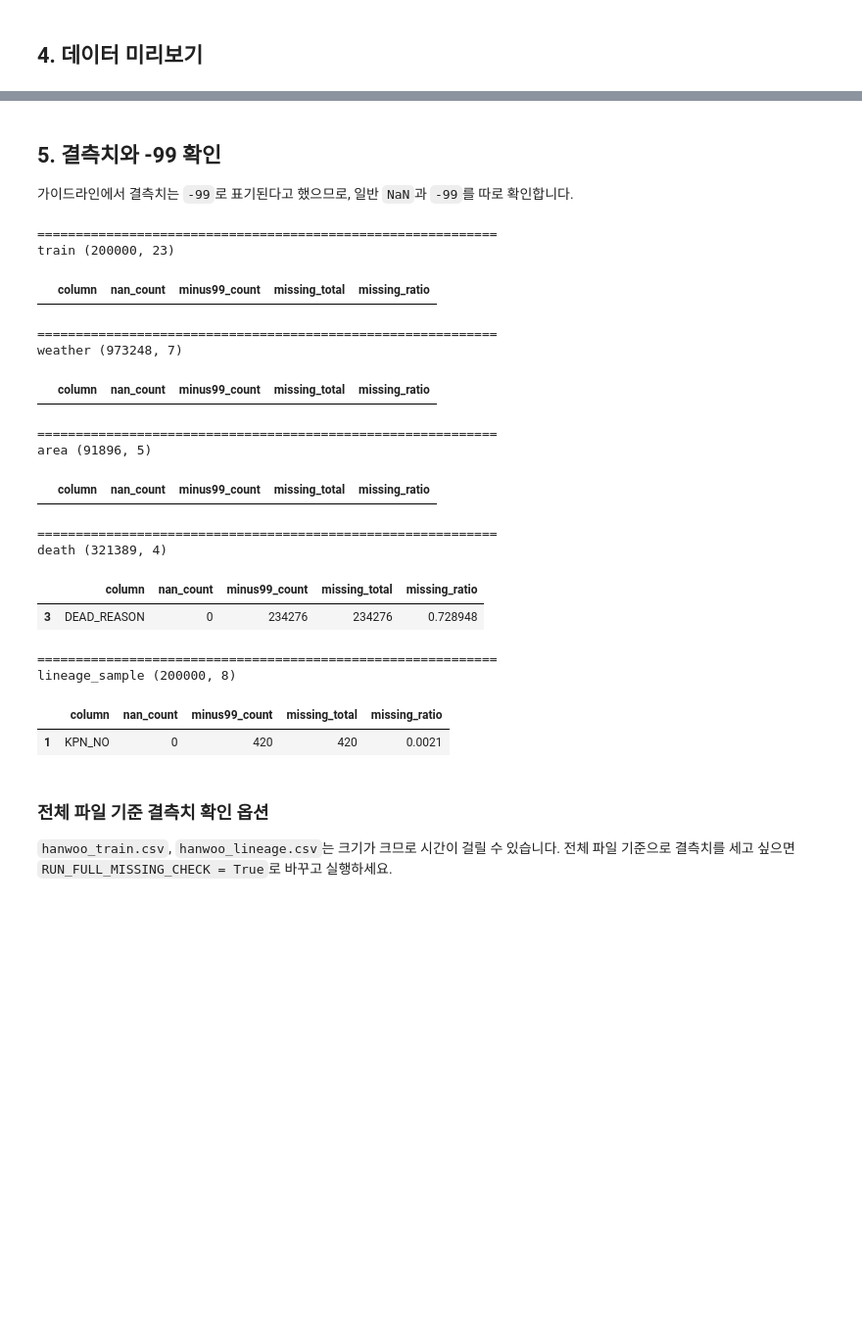
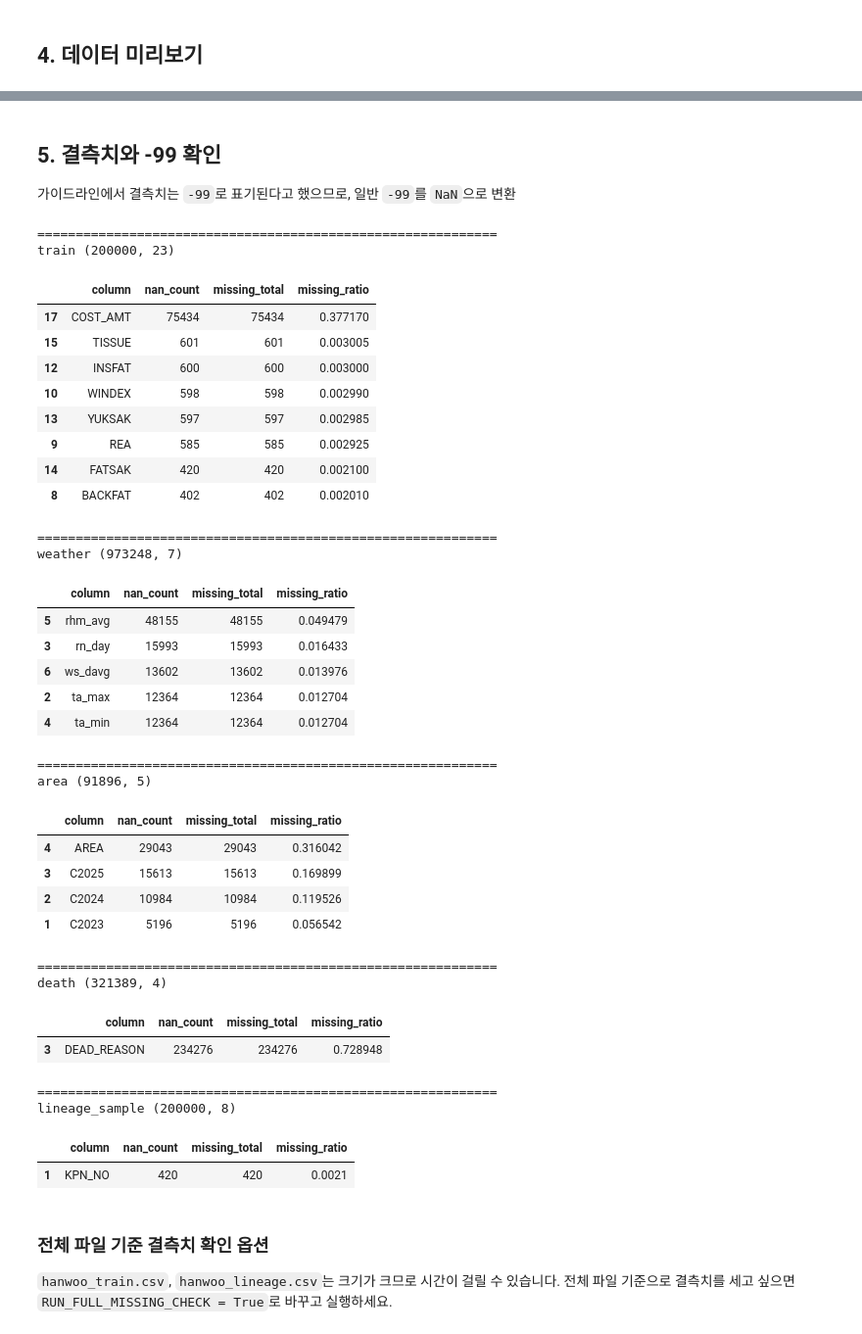
Before and after one commit to PR-log/data_mining_team_project, a Jupyter notebook: hanwoo_eda.ipynb, the cells around one changed output, grey strips where cells are left out. Shown at 98% size. Cells and saved outputs as stored; diff of their text form; code cells hidden in the pictures; blank space fills up the shorter version.

```diff
--- a/hanwoo_eda.ipynb
+++ b/hanwoo_eda.ipynb
@@ -24,22 +28,22 @@ plt.rcParams['axes.unicode_minus'] = False
 # %% [markdown]
 ## 1. 파일 경로와 읽기 설정
 # %%
-BASE_DIR = Path('.')
+BASE_DIR = Path(r'C:\Users\jeehe\Data-Mining\hanwoo')
 
 paths = {
-    'train': BASE_DIR / 'hanwoo_train' / 'hanwoo_train.csv',
+    'train': BASE_DIR / 'hanwoo_train.csv',
     'weather': BASE_DIR / 'hanwoo_weather.csv',
     'area': BASE_DIR / 'hanwoo_area.csv',
     'death': BASE_DIR / 'hanwoo_death.csv',
-    'lineage': BASE_DIR / 'hanwoo_lineage' / 'hanwoo_lineage.csv',
+    'lineage': BASE_DIR / 'hanwoo_lineage.csv',
 }
 
 dict_paths = {
-    'train': BASE_DIR / 'hanwoo_train' / 'hanwoo_train_colums.csv',
+    'train': BASE_DIR / 'hanwoo_train_colums.csv',
     'weather': BASE_DIR / 'hanwoo_weather_colums.csv',
     'area': BASE_DIR / 'hanwoo_area_colums.csv',
     'death': BASE_DIR / 'hanwoo_death_colums.csv',
-    'lineage': BASE_DIR / 'hanwoo_lineage' / 'hanwoo_lineage_colums.csv',
+    'lineage': BASE_DIR  / 'hanwoo_lineage_colums.csv',
 }
 
 # 큰 파일을 빠르게 보기 위한 설정입니다.
@@ -156,44 +160,75 @@ display(lineage_sample.head())
 # %% [markdown]
 ## 5. 결측치와 -99 확인
 
-가이드라인에서 결측치는 `-99`로 표기된다고 했으므로, 일반 `NaN`과 `-99`를 따로 확인합니다.
+가이드라인에서 결측치는 `-99`로 표기된다고 했으므로, 일반 `-99`를 `NaN`으로 변환
 # %%
+
+
 def simple_missing_table(df):
     rows = []
     for col in df.columns:
+        # 이제 -99가 NaN으로 바뀌었으므로 이 한 줄로 모두 체크됩니다.
         nan_count = df[col].isna().sum()
-        minus99_count = (df[col].astype(str).str.strip() == '-99').sum()
+
         rows.append({
             'column': col,
             'nan_count': nan_count,
-            'minus99_count': minus99_count,
-            'missing_total': nan_count + minus99_count,
-            'missing_ratio': (nan_count + minus99_count) / len(df)
+            'missing_total': nan_count,
+            'missing_ratio': nan_count / len(df)
         })
     return pd.DataFrame(rows).sort_values('missing_total', ascending=False)
 
+# 1. 먼저 모든 데이터셋의 -99(문자형 -99 포함)를 NaN으로 일괄 변환합니다.
+for name, df in data.items():
+    # 1) 숫자형 -99 변환
+    df.replace(-99, np.nan, inplace=True)
+
+    # 2) 문자열 컬럼들을 하나씩 확인하며 공백 제거 후 '-99'를 NaN으로 변환
+    for col in df.columns:
+        if df[col].dtype == 'object': # df[col]은 단일 열(Series)이므로 dtype 사용이 맞습니다!
+            df[col] = df[col].str.strip().replace('-99', np.nan)
+
+# 2. 변환된 결과를 출력합니다.
 for name, df in data.items():
     print('=' * 60)
     print(name, df.shape)
+    # 결측치가 1개라도 있는 컬럼만 출력 (0개인 것도 보려면 .query() 부분 삭제)
     display(simple_missing_table(df).query('missing_total > 0'))
 # %% [output]
 ============================================================
 train (200000, 23)
-|  | column | nan_count | minus99_count | missing_total | missing_ratio |
+|  | column | nan_count | missing_total | missing_ratio |
+| 17 | COST_AMT | 75434 | 75434 | 0.377170 |
+| 15 | TISSUE | 601 | 601 | 0.003005 |
+| 12 | INSFAT | 600 | 600 | 0.003000 |
+| 10 | WINDEX | 598 | 598 | 0.002990 |
+| 13 | YUKSAK | 597 | 597 | 0.002985 |
+| 9 | REA | 585 | 585 | 0.002925 |
+| 14 | FATSAK | 420 | 420 | 0.002100 |
+| 8 | BACKFAT | 402 | 402 | 0.002010 |
 ============================================================
 weather (973248, 7)
-|  | column | nan_count | minus99_count | missing_total | missing_ratio |
+|  | column | nan_count | missing_total | missing_ratio |
+| 5 | rhm_avg | 48155 | 48155 | 0.049479 |
+| 3 | rn_day | 15993 | 15993 | 0.016433 |
+| 6 | ws_davg | 13602 | 13602 | 0.013976 |
+| 2 | ta_max | 12364 | 12364 | 0.012704 |
+| 4 | ta_min | 12364 | 12364 | 0.012704 |
 ============================================================
 area (91896, 5)
-|  | column | nan_count | minus99_count | missing_total | missing_ratio |
+|  | column | nan_count | missing_total | missing_ratio |
+| 4 | AREA | 29043 | 29043 | 0.316042 |
+| 3 | C2025 | 15613 | 15613 | 0.169899 |
+| 2 | C2024 | 10984 | 10984 | 0.119526 |
+| 1 | C2023 | 5196 | 5196 | 0.056542 |
 ============================================================
 death (321389, 4)
-|  | column | nan_count | minus99_count | missing_total | missing_ratio |
-| 3 | DEAD_REASON | 0 | 234276 | 234276 | 0.728948 |
+|  | column | nan_count | missing_total | missing_ratio |
+| 3 | DEAD_REASON | 234276 | 234276 | 0.728948 |
 ============================================================
 lineage_sample (200000, 8)
-|  | column | nan_count | minus99_count | missing_total | missing_ratio |
-| 1 | KPN_NO | 0 | 420 | 420 | 0.0021 |
+|  | column | nan_count | missing_total | missing_ratio |
+| 1 | KPN_NO | 420 | 420 | 0.0021 |
 # %% [markdown]
 ### 전체 파일 기준 결측치 확인 옵션
 
```
Also changed, not shown: parts of 11 cells of this notebook.
